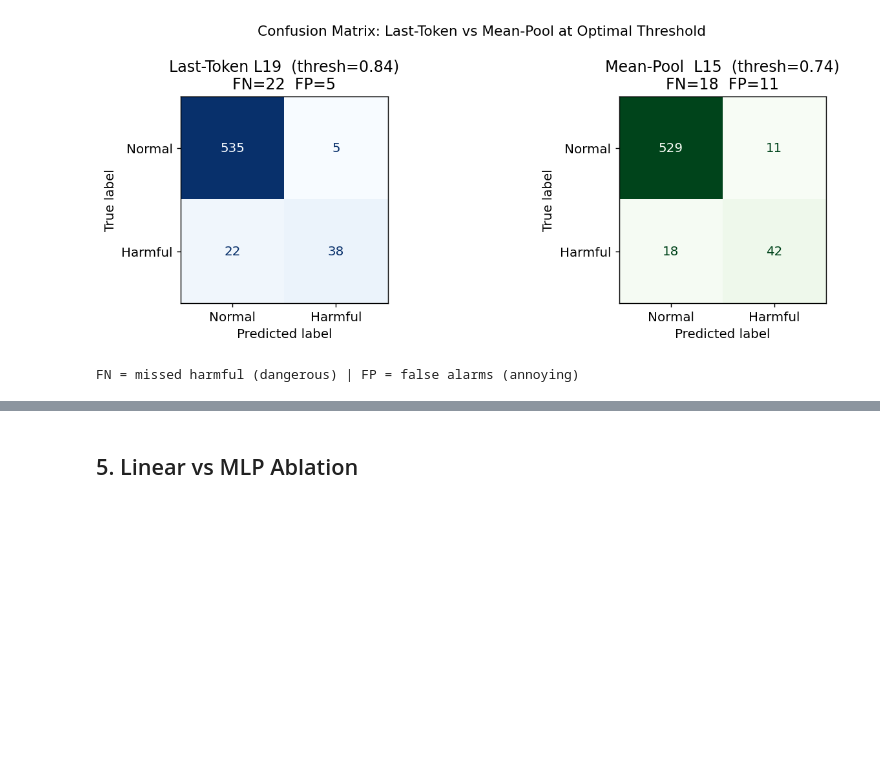
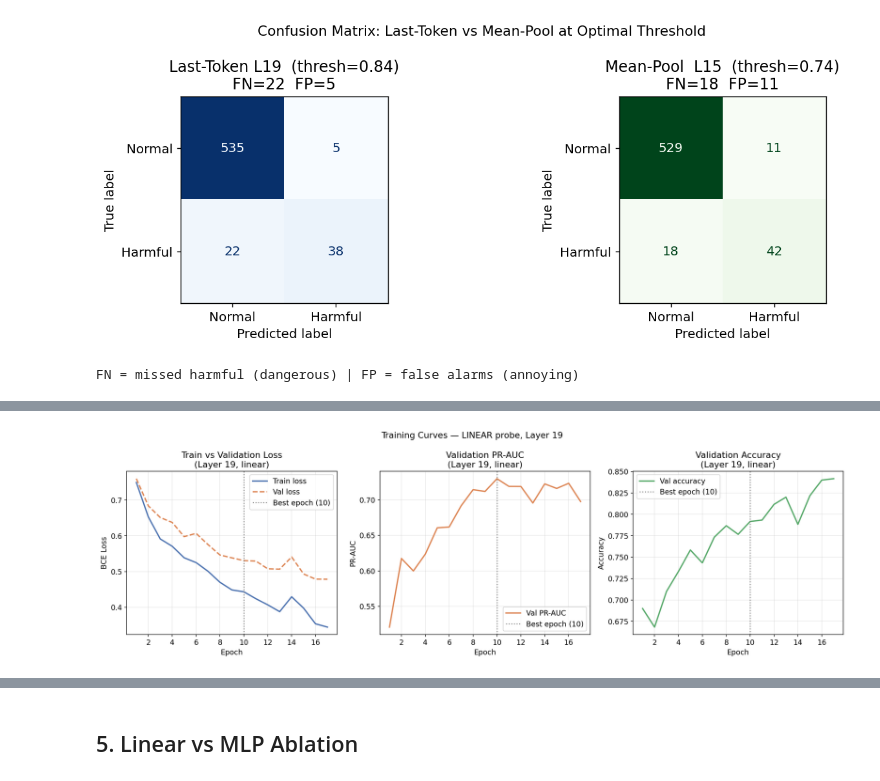
Before and after one commit to brian-w-zhang/DL-Project, a Jupyter notebook: notebooks/02_main_experiment.ipynb, the cells around one changed output, grey strips where cells are left out. Drawn from its saved outputs; the diff is of its cells as text; code cells hidden in the pictures; blank space fills up the shorter version.

Commit message:
training curves and hyperparameter sweep visualizations

```diff
--- a/notebooks/02_main_experiment.ipynb
+++ b/notebooks/02_main_experiment.ipynb
@@ -305,0 +332,12 @@ FN = missed harmful (dangerous) | FP = false alarms (annoying)
+# %%
+from IPython.display import Image, display
+import os
+
+img_path = f'../outputs/figures/training_curves_{MODEL_SLUG}_layer19_linear.png'
+if os.path.exists(img_path):
+    display(Image(img_path))
+else:
+    print(f"Figure not found at {img_path}")
+    print("Re-run: python src/train_probe.py --layer 19 --probe_type linear")
+# %% [output]
+[figure, added]
```
Also changed, not shown: parts of 4 cells of this notebook.
